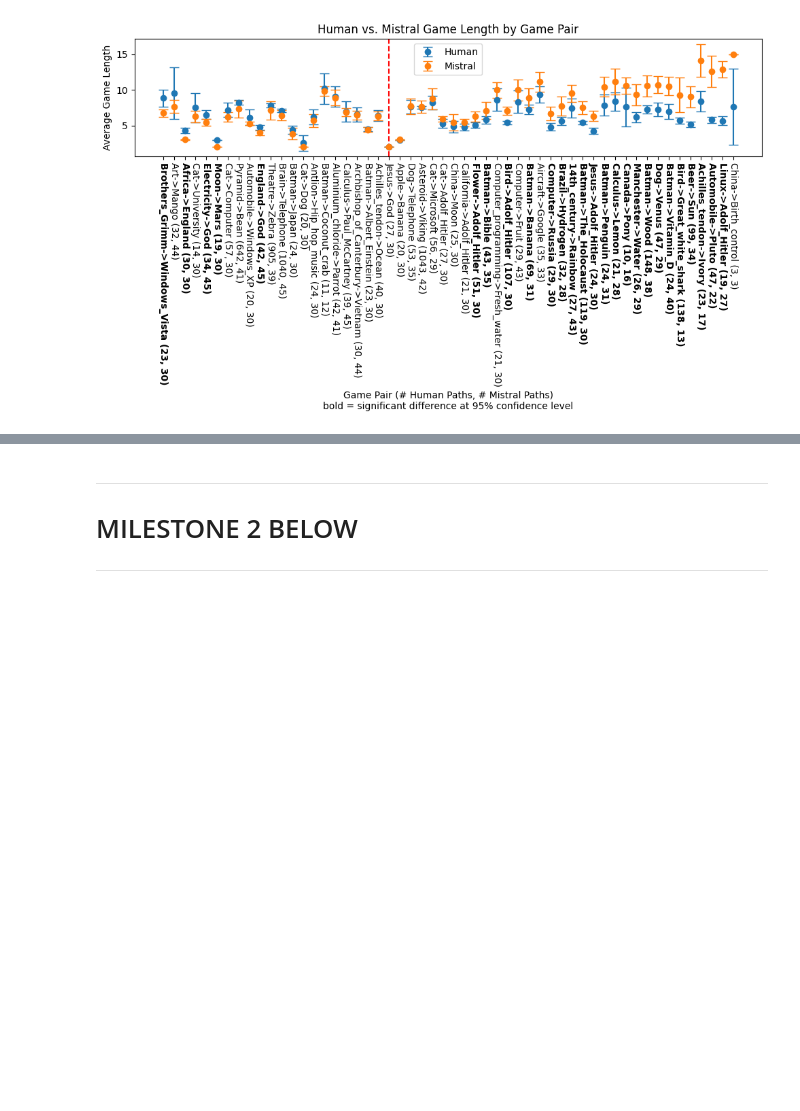
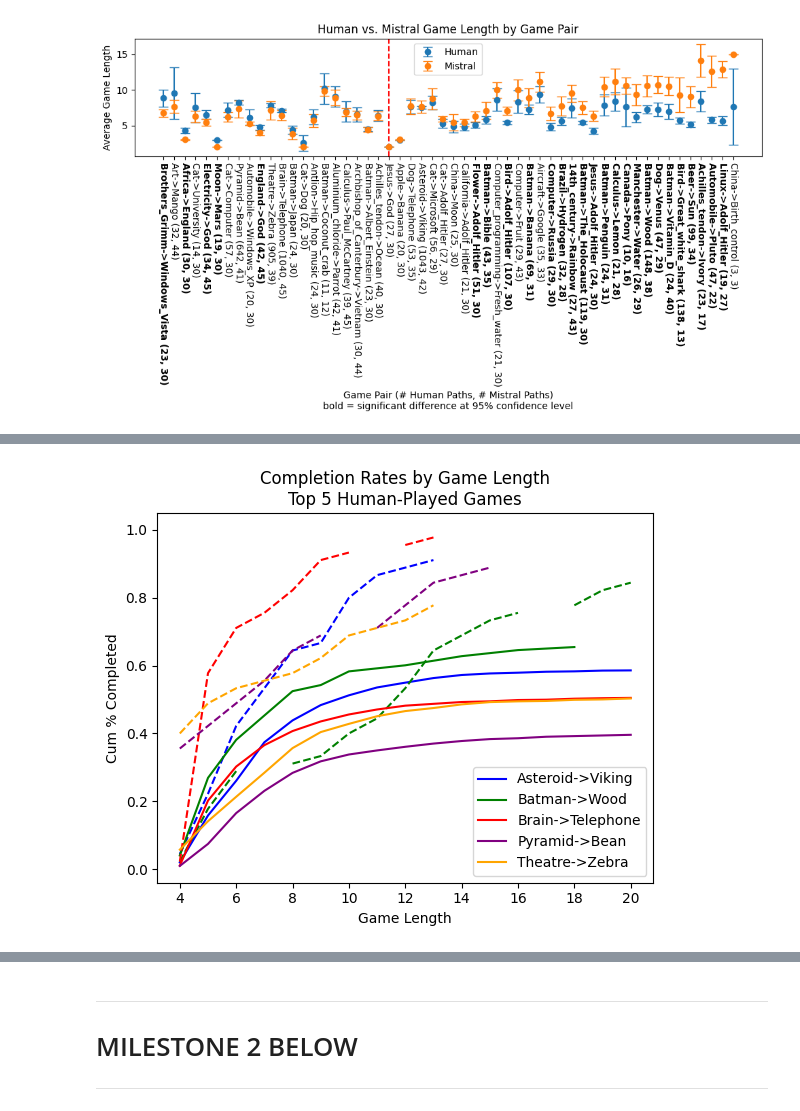
Before and after one commit to epfl-ada/ada-2023-project-klech, a Jupyter notebook: analysis.ipynb, the cells around one changed output, grey strips where cells are left out. Drawn from its saved outputs; the diff is of its cells as text; code cells hidden in the pictures; blank space fills up the shorter version.

```diff
--- a/analysis.ipynb
+++ b/analysis.ipynb
@@ -222,0 +279,5 @@ plt.show()
+# %%
+pop5_anywinner_pct_completion = pct_completion.merge(right=total_path_counts.query("player_type == 'human'").sort_values(by="count", ascending=False)[0:5][['game_pair']], on="game_pair")
+cum_complete_comparison(pop5_anywinner_pct_completion, "Top 5 Human-Played Games")
+# %% [output]
+[figure, added]
```
Also changed, not shown: parts of 14 cells of this notebook.
